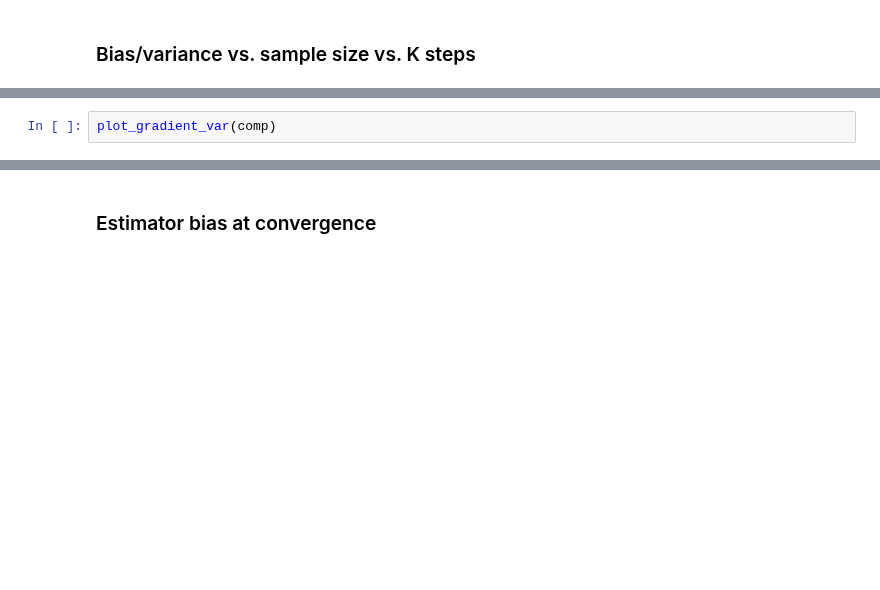
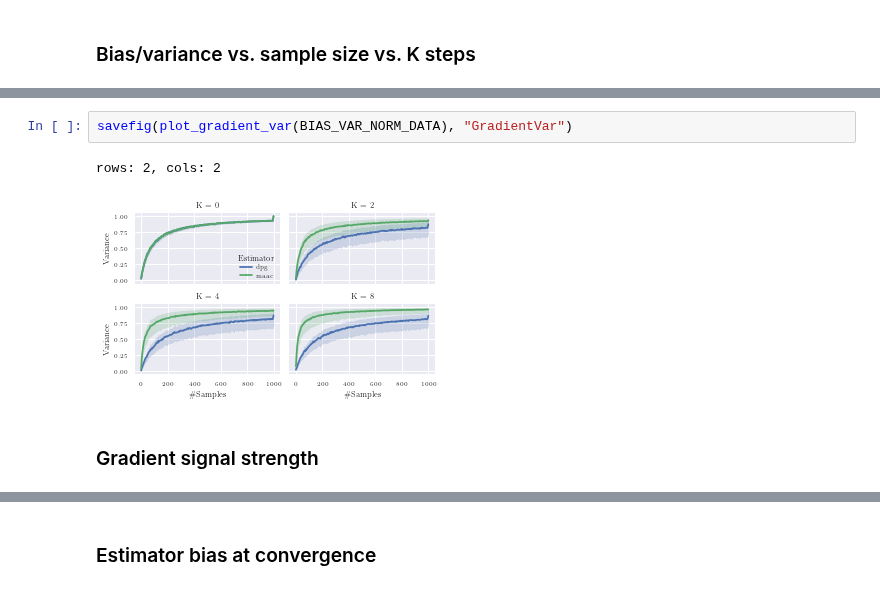
Before and after one commit to 0xangelo/LQSVG, a Jupyter notebook: experiments/dpg_vs_maac.ipynb, the cells around one changed output, grey strips where cells are left out. Drawn from its saved outputs; the diff is of its cells as text; blank space fills up the shorter version.

```diff
--- a/experiments/dpg_vs_maac.ipynb
+++ b/experiments/dpg_vs_maac.ipynb
@@ -468,2 +474,7 @@ plot_gradient_acc(comp)
 # %%
-plot_gradient_var(comp)
+savefig(plot_gradient_var(BIAS_VAR_NORM_DATA), "GradientVar")
+# %% [output]
+rows: 2, cols: 2
+[figure, added]
+# %% [markdown]
+### Gradient signal strength
```
Also changed, not shown: parts of 46 cells of this notebook, 1 other file.
